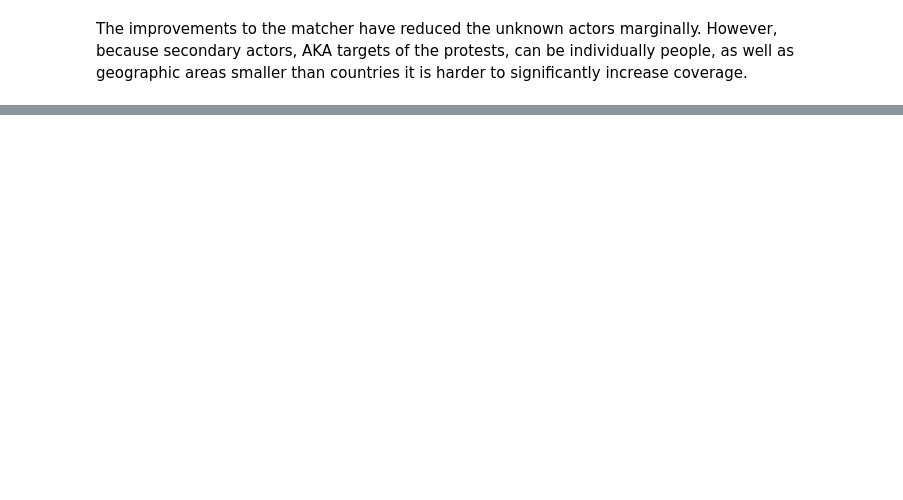
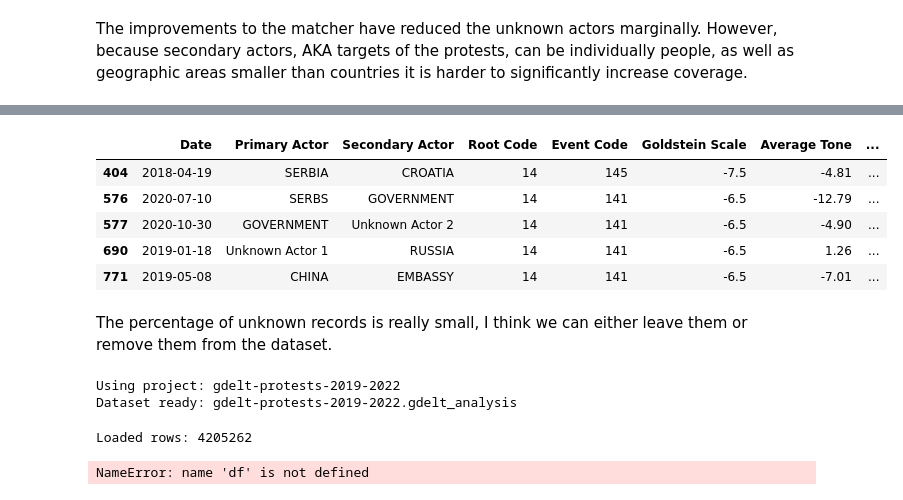
Before and after one commit to XicaFelix/gdelt_global_protests_2017_2022, a Jupyter notebook: GDLET_protests_2018_2021.ipynb, the cells around one changed output, grey strips where cells are left out. Saved outputs shown, nothing was run; the diff lists cells and outputs as text; code cells hidden in the pictures; blank space fills up the shorter version.

```diff
--- a/GDLET_protests_2018_2021.ipynb
+++ b/GDLET_protests_2018_2021.ipynb
@@ -250,0 +392,13 @@ The improvements to the matcher have reduced the unknown actors marginally. Howe
+# %%
+# See sample of records where country is missing for RB
+# Show the first 5 rows where Country Code == 'RB'
+df.loc[df['Country Code'] == 'RB'].head(5)
+# %% [output]
+|  | Date | Primary Actor | Secondary Actor | Root Code | Event Code | Goldstein Scale | Average Tone | ... |
+| 404 | 2018-04-19 | SERBIA | CROATIA | 14 | 145 | -7.5 | -4.81 | ... |
+| 576 | 2020-07-10 | SERBS | GOVERNMENT | 14 | 141 | -6.5 | -12.79 | ... |
+| 577 | 2020-10-30 | GOVERNMENT | Unknown Actor 2 | 14 | 141 | -6.5 | -4.90 | ... |
+| 690 | 2019-01-18 | Unknown Actor 1 | RUSSIA | 14 | 141 | -6.5 | 1.26 | ... |
+| 771 | 2019-05-08 | CHINA | EMBASSY | 14 | 141 | -6.5 | -7.01 | ... |
+# %% [markdown]
+The percentage of unknown records is really small, I think we can either leave them or remove them from the dataset.
@@ -250,0 +409,34 @@ The improvements to the matcher have reduced the unknown actors marginally. Howe
+# %%
+from google.cloud import bigquery
+
+# Initialize client
+project_id = 'gdelt-protests-2019-2022'
+client     = bigquery.Client(project=project_id)
+print("Using project:", client.project)
+
+# Create new dataset
+dataset_id = f"{project_id}.gdelt_analysis"
+dataset = bigquery.Dataset(dataset_id)
+dataset.location = "US"
+client.create_dataset(dataset, exists_ok=True)
+print("Dataset ready:", dataset_id)
+# %% [output]
+Using project: gdelt-protests-2019-2022
+Dataset ready: gdelt-protests-2019-2022.gdelt_analysis
+# %%
+# Load dataframe to BigQuery
+table_id = f"{dataset_id}.protests_2017_2022"
+job_config = bigquery.LoadJobConfig(write_disposition="WRITE_TRUNCATE", autodetect=True)
+load_job = client.load_table_from_dataframe(df, table_id, job_config=job_config)
+load_job.result()
+
+print("Loaded rows:", client.get_table(table_id).num_rows)
+# %% [output]
+Loaded rows: 4205262
+# %%
+# Save final to Drive
+output_path = '/content/drive/My Drive/gdelt_protests_2018_2021/gdelt_protests_final_2017_2022.csv'
+df.to_csv(output_path, index=False)
+print(" Saved to", output_path)
+# %% [output]
+NameError: name 'df' is not defined
```
Also changed, not shown: parts of 22 cells of this notebook.
